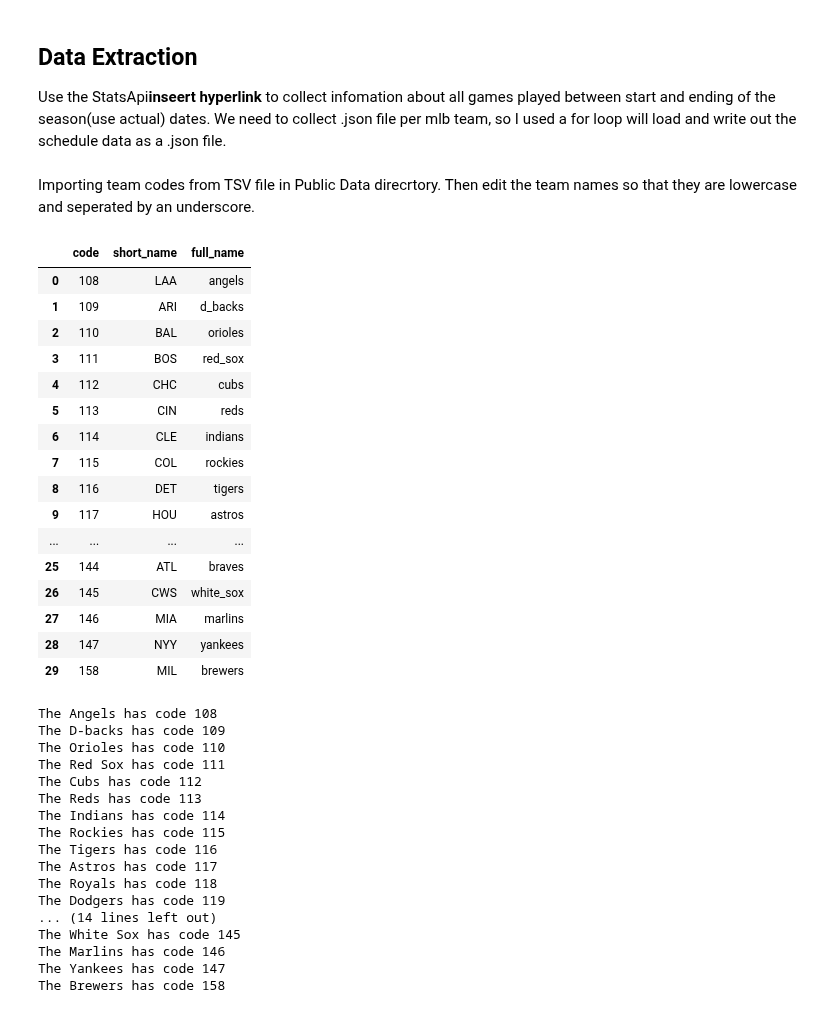
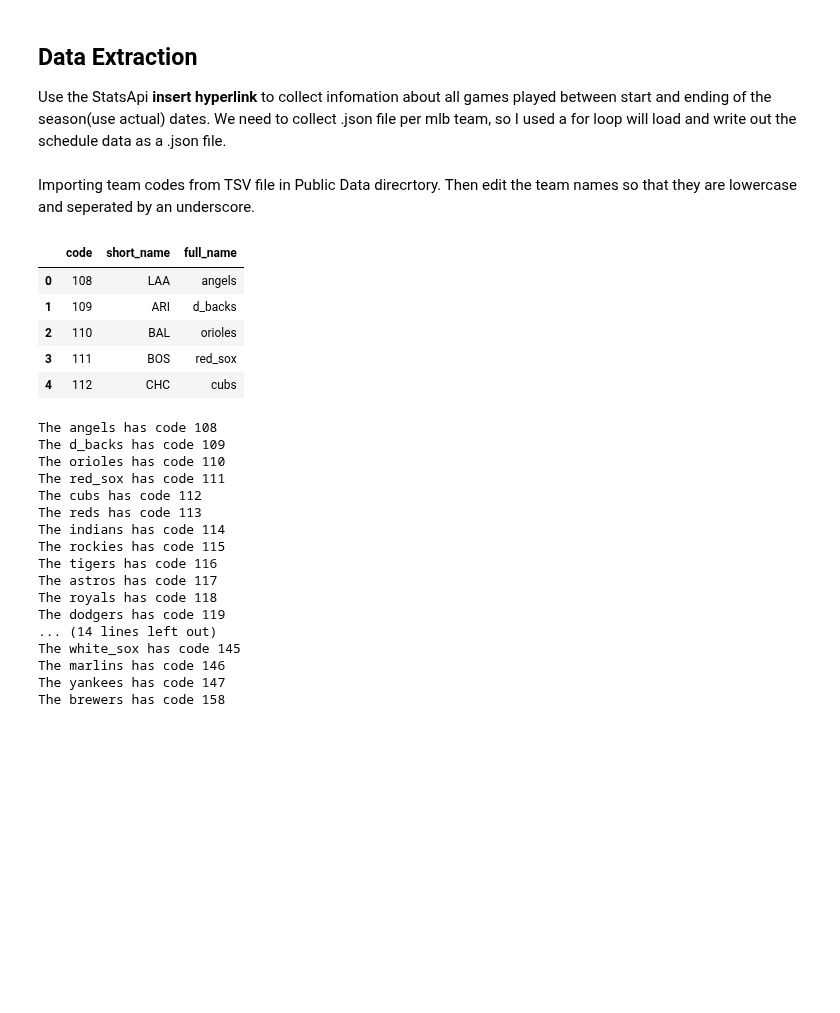
Before and after one commit to ConnorAnderson29/pitch_prediction_model, a Jupyter notebook: eda1.ipynb, the cells around one changed output. Drawn from its saved outputs; the diff is of its cells as text; code cells hidden in the pictures; blank space fills up the shorter version.

Commit message:
Create Initial Dataframe

```diff
--- a/eda1.ipynb
+++ b/eda1.ipynb
@@ -51,7 +38,7 @@ Type:      function
 team_list = ['108','136']
 # %% [markdown]
 ## Data Extraction
-Use the StatsApi**inseert hyperlink** to collect infomation about all games played between start and ending of the season(use actual) dates. We need to collect .json file per mlb team, so I used a for loop will load and write out the schedule data as a .json file.
+Use the StatsApi **insert hyperlink** to collect infomation about all games played between start and ending of the season(use actual) dates. We need to collect .json file per mlb team, so I used a for loop will load and write out the schedule data as a .json file.
 # %% [markdown]
 Importing team codes from TSV file in Public Data direcrtory. Then edit the team names so that they are lowercase and seperated by an underscore.
 # %%
@@ -59,46 +46,33 @@ teams = pd.read_csv('public_data/team_codes.tsv', sep='\t')
 
 teams['full_name'] = teams['full_name'].str.lower().str.replace(' ', '_').str.replace('-','_')
 # %%
-teams
+teams.head()
 # %% [output]
 |  | code | short_name | full_name |
 | 0 | 108 | LAA | angels |
 | 1 | 109 | ARI | d_backs |
 | 2 | 110 | BAL | orioles |
 | 3 | 111 | BOS | red_sox |
 | 4 | 112 | CHC | cubs |
-| 5 | 113 | CIN | reds |
-| 6 | 114 | CLE | indians |
-| 7 | 115 | COL | rockies |
-| 8 | 116 | DET | tigers |
-| 9 | 117 | HOU | astros |
-| ... | ... | ... | ... |
-| 25 | 144 | ATL | braves |
-| 26 | 145 | CWS | white_sox |
-| 27 | 146 | MIA | marlins |
-| 28 | 147 | NYY | yankees |
-| 29 | 158 | MIL | brewers |
 # %%
-mascots = []
-
 for code, team_name in zip(teams['code'],teams['full_name']):
     print(f'The {team_name} has code {code}')
 # %% [output]
-The Angels has code 108
-The D-backs has code 109
-The Orioles has code 110
-The Red Sox has code 111
-The Cubs has code 112
-The Reds has code 113
-The Indians has code 114
-The Rockies has code 115
-The Tigers has code 116
-The Astros has code 117
-The Royals has code 118
-The Dodgers has code 119
+The angels has code 108
+The d_backs has code 109
+The orioles has code 110
+The red_sox has code 111
+The cubs has code 112
+The reds has code 113
+The indians has code 114
+The rockies has code 115
+The tigers has code 116
+The astros has code 117
+The royals has code 118
+The dodgers has code 119
 ... (14 lines left out)
-The White Sox has code 145
-The Marlins has code 146
-The Yankees has code 147
-The Brewers has code 158
+The white_sox has code 145
+The marlins has code 146
+The yankees has code 147
+The brewers has code 158
 # %%
```
Also changed, not shown: parts of 20 cells of this notebook.
